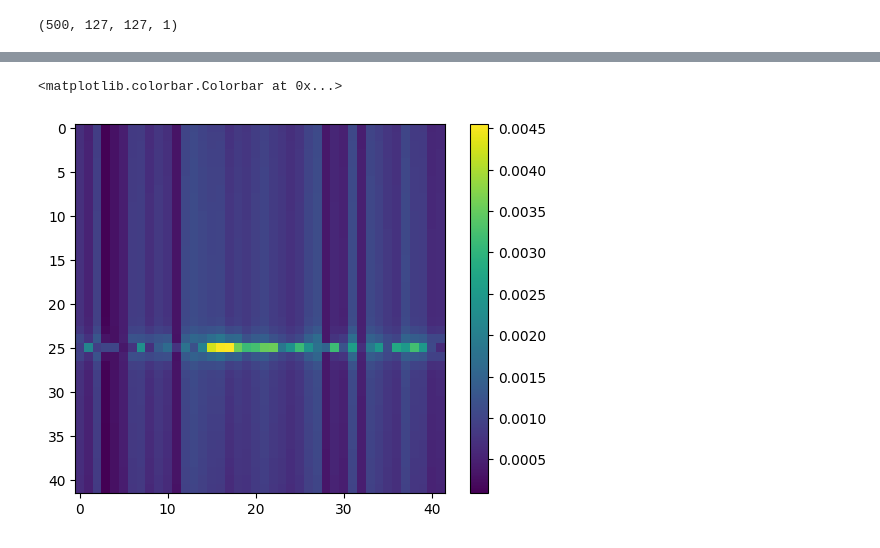
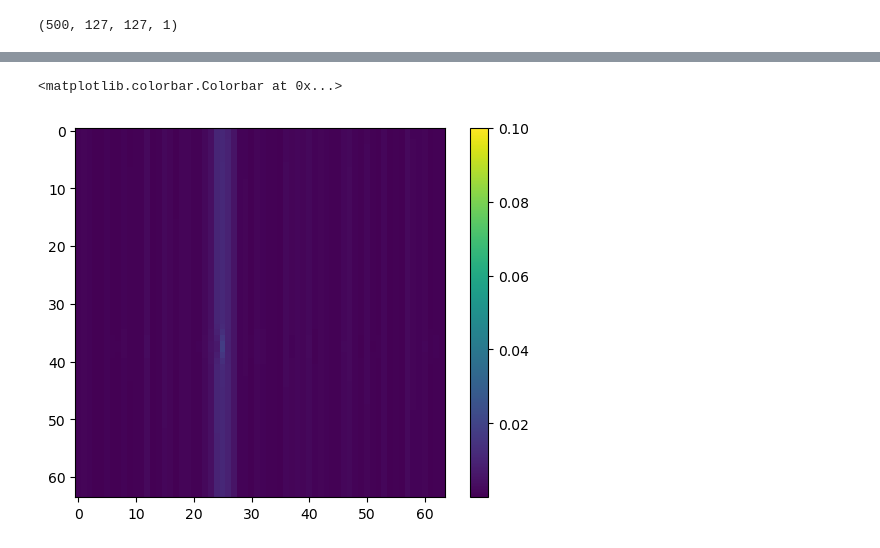
Before and after one commit to ilabonfanti/MrCAE, a Jupyter notebook: scripts/toy1_autoencoder.ipynb, the cells around one changed output, grey strips where cells are left out. Saved outputs shown, nothing was run; the diff lists cells and outputs as text; code cells hidden in the pictures.

```diff
--- a/scripts/toy1_autoencoder.ipynb
+++ b/scripts/toy1_autoencoder.ipynb
@@ -52,8 +57,8 @@ phi_test = phi_tot[500:]
 (500, 127, 127, 1)
 # %%
 
-y = tf.keras.layers.AveragePooling2D(pool_size=(3, 3),
-   padding='valid')(new_phi)
+y = tf.keras.layers.AveragePooling2D(pool_size=(2, 2),
+   padding='same')(new_phi)
 #y = tf.keras.layers.Conv2D(2, 3, padding= 'valid',activation='linear', input_shape=(127,127,))(new_phi)
 print(tf.shape(y))
 # %% [output]
@@ -79,8 +84,8 @@ def compile_and_fit(model, name, optimizer=None, max_epochs=10000):
 
     model.compile(optimizer=optimizer,
                 loss=tf.keras.losses.MeanSquaredError() ,
-                metrics=[
-                  tf.keras.losses.MeanAbsoluteError() ])
+                metrics=[tf.keras.losses.MeanAbsoluteError()]),
+
 
     model.summary()
 
@@ -89,7 +94,7 @@ def compile_and_fit(model, name, optimizer=None, max_epochs=10000):
             #steps_per_epoch = STEPS_PER_EPOCH,
             epochs=500,
             validation_split=0.1,
-            #callbacks=get_callbacks(name),
+            callbacks=tf.keras.callbacks.EarlyStopping(monitor="val_mean_absolute_error", patience=20, restore_best_weights=True),
             verbose=2)
 
     return history
@@ -97,12 +102,31 @@ def compile_and_fit(model, name, optimizer=None, max_epochs=10000):
 
 
 NN1 = tf.keras.Sequential([
-    tf.keras.layers.Dense(units=16, activation='relu', input_shape=(42,42,)),
+    tf.keras.layers.Dense(units=16, activation='relu', input_shape=(64,64,)),
     tf.keras.layers.Dense(units=16, activation='relu'),
-    tf.keras.layers.Dense(units=42),
-    tf.keras.layers.Reshape((42, 42, 1))
+    tf.keras.layers.Dense(units=64),
+    tf.keras.layers.Reshape((64, 64, 1)),
+    # tf.keras.layers.UpSampling2D((2,2)),
+    # tf.keras.layers.Cropping2D(((1, 0), (1, 0)))
 ])
-
+NN2 = tf.keras.Sequential([
+    tf.keras.layers.Conv2D(128, 3),
+    tf.keras.layers.MaxPooling2D(),
+    tf.keras.layers.Conv2D(128, 3),
+    tf.keras.layers.MaxPooling2D(),
+    tf.keras.layers.Conv2D(128, 3),
+    tf.keras.layers.MaxPooling2D(),
+    tf.keras.layers.Conv2D(128, 3),
+    tf.keras.layers.Dense(units=16, activation='relu'),
+    tf.keras.layers.Dense(units=16, activation='relu'),
+    tf.keras.layers.Conv2DTranspose(128, 3),
+    tf.keras.layers.UpSampling2D((2,2)),
+    tf.keras.layers.Conv2DTranspose(128, 3),
+    tf.keras.layers.UpSampling2D((2,2)),
+    tf.keras.layers.Conv2DTranspose(1, 5),
+    tf.keras.layers.UpSampling2D((2,2)),
+    tf.keras.layers.Cropping2D(((1, 0), (1, 0)))
+])
 # inputs      = tf.keras.Input(shape=(3,))
 # outputs     = dense(inputs)
 # Updatemodel = tf.keras.Model(inputs=inputs, outputs=outputs)
@@ -110,7 +134,7 @@ NN1 = tf.keras.Sequential([
 inputs      = tf.keras.Input(shape=(127,127,1))
 #outputs     = inputs[:,0:3] + 0.01*dense(inputs)
 #upscaling davanti a NN1
-outputs     = NN1(tf.keras.layers.AveragePooling2D(pool_size=(3, 3),padding='valid')(inputs)) # + NN2(inputs)
+outputs     = NN1(tf.keras.layers.AveragePooling2D(pool_size=(2, 2),padding='same')(inputs)) #+ NN2(inputs)
 Updatemodel = tf.keras.Model(inputs=inputs, outputs=outputs)
 
 history = compile_and_fit(Updatemodel, 'Lorentz')
@@ -135,5 +159,5 @@ Epoch 500/500
 # %%
-test_true = tf.keras.layers.AveragePooling2D(pool_size=(3, 3),
-   padding='valid')(phi_test)
+test_true = tf.keras.layers.AveragePooling2D(pool_size=(2, 2),
+   padding='same')(phi_test)
 test_model = history.model.predict(phi_test)
 # %% [output]
@@ -141,6 +165,6 @@ test_model = history.model.predict(phi_test)
 # %%
-plt.imshow(np.abs(test_true[-1]-test_model[-1]))
+plt.imshow(np.abs(test_true[-1]-test_model[-1]),vmax=0.1)
 plt.colorbar()
 # %% [output]
 <matplotlib.colorbar.Colorbar at 0x...>
-[figure, old version]
+[figure, new version]
```
Also changed, not shown: parts of 7 cells of this notebook.
